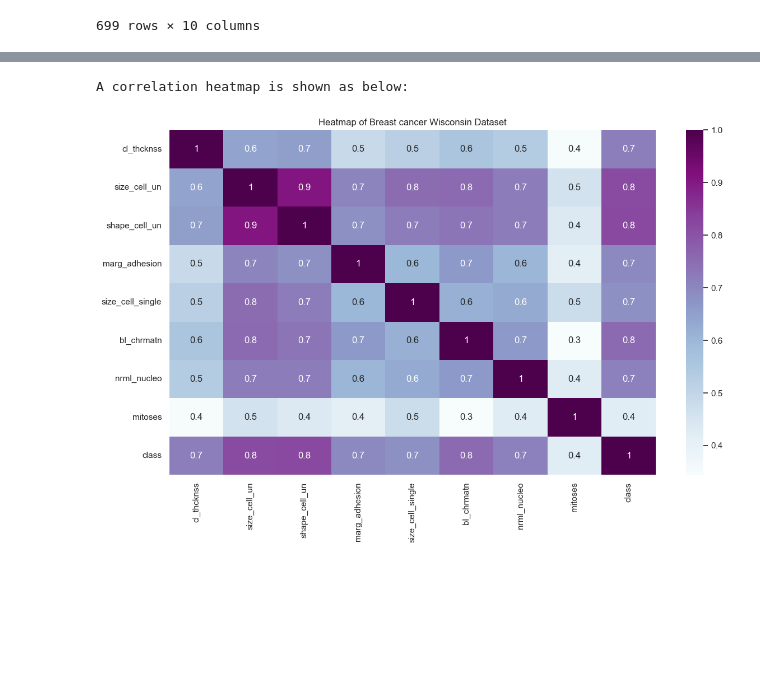
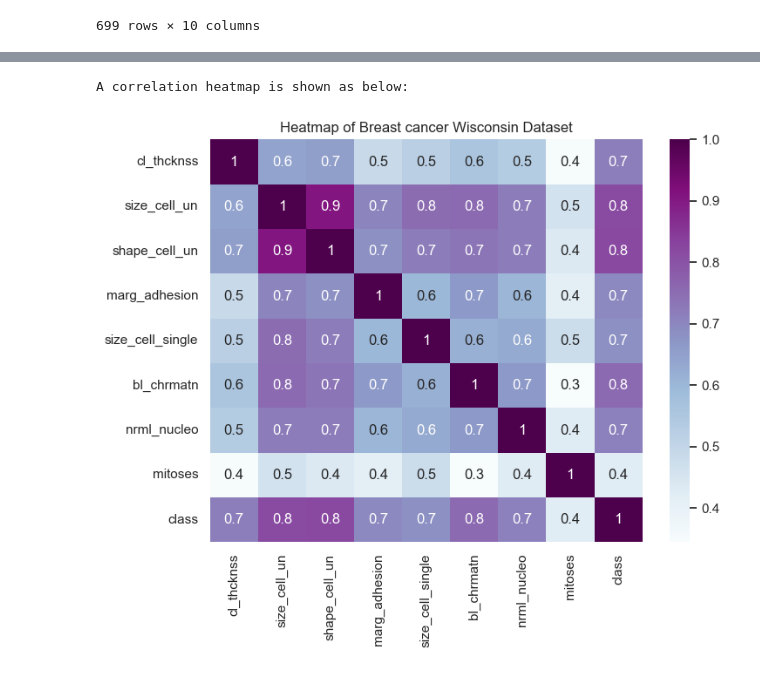
Before and after one commit to drmayu7/303A_machinelearning, a Jupyter notebook: Notebooks/Narmathaa.ipynb, the cells around one changed output, grey strips where cells are left out. Cells and saved outputs as stored; diff of their text form; code cells hidden in the pictures; blank space fills up the shorter version.

```diff
--- a/Notebooks/Narmathaa.ipynb
+++ b/Notebooks/Narmathaa.ipynb
@@ -174,12 +174,12 @@ plt.show()
 # %%
 #---Visualising a correlation heatmap using seaborn
 print("A correlation heatmap is shown as below:")
-plt.figure(figsize=(14,8))
+plt.figure(figsize=(8,6))
 sb.set_theme(style="white")
 corr = df_2.corr()
 heatmap = sb.heatmap(corr, annot=True, cmap="BuPu", fmt='.1g')
 plt.title("Heatmap of Breast cancer Wisconsin Dataset")
 plt.show()
 # %% [output]
 A correlation heatmap is shown as below:
-[figure, old version]
+[figure, new version]
```
Also changed, not shown: parts of 2 cells of this notebook.
